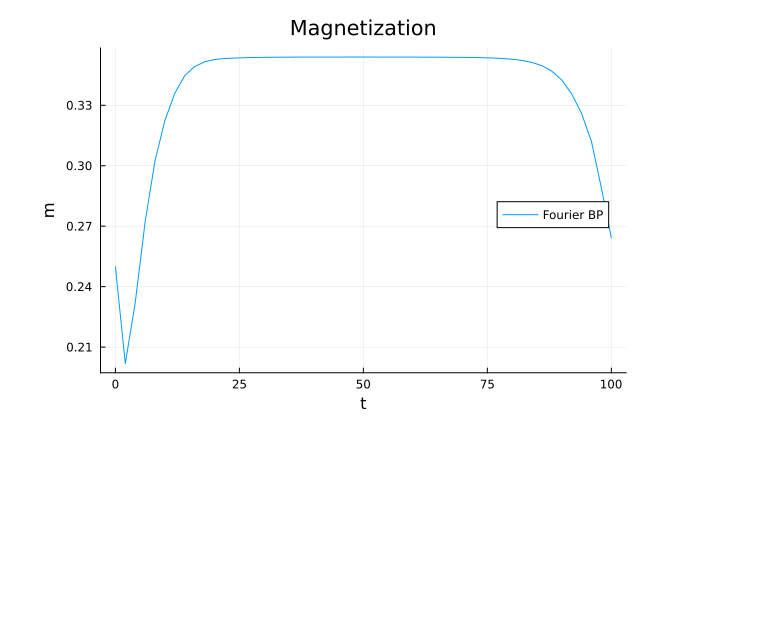
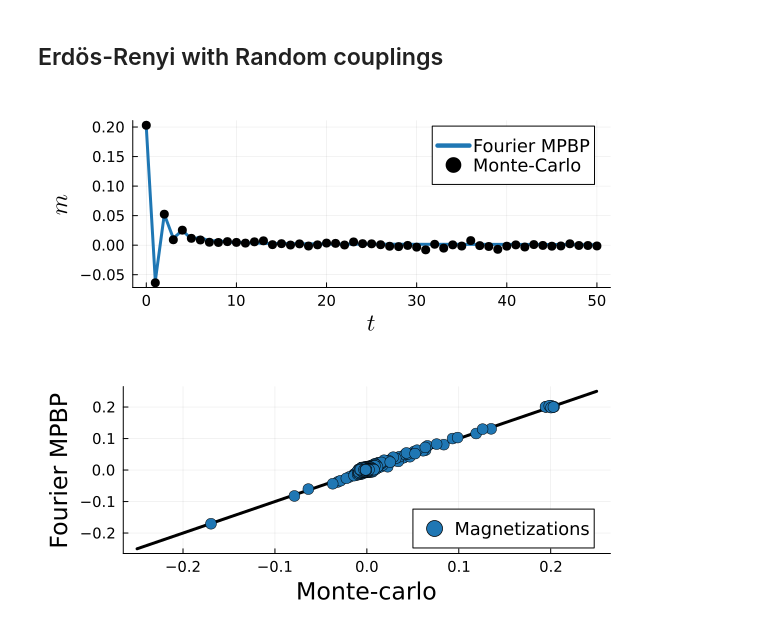
Before and after one commit to FedericoFlorio/MatrixProductBP.jl, a Jupyter notebook: results/read.ipynb, the cells around one changed output. Drawn from its saved outputs; the diff is of its cells as text; code cells hidden in the pictures; blank space fills up the shorter version.

```diff
--- a/results/read.ipynb
+++ b/results/read.ipynb
@@ -2,0 +24,7 @@ using JLD2, Plots
+# %%
+using JLD2, Plots, Statistics, LaTeXStrings
+blue = palette(:tab10)[1]
+orange = palette(:tab10)[2]
+green = palette(:tab10)[3]
+red = palette(:tab10)[4]
+;
@@ -3,14 +126,53 @@ using JLD2, Plots
+# %% [markdown]
+## Erdös-Renyi with Random couplings
+# %%
+D = load("./random_coupling_er10.jld2")
+m_fourier = D["m_fourier"]
+m_mc = D["m_mc"]
+σ_mc = D["σ_mc"]
+;
 # %%
-D = load("random_coupling_er10_magnetization.jld2")
-# m = D["m"]
-m_fourier = D["m_fourier"]
-
-i = 5
-# y = m[i]
+i = 10
+y_mc = m_mc[i]
 y_fourier = m_fourier[i]
 
-T = length(y_fourier)
-plot(0:2:T, y_fourier[1:2:end], label="Fourier BP", xlabel="t", ylabel="m", title="Magnetization", legend=:right)
-# plot!(0:2:T, y[1:2:end], label="BP")
+T = length(y_fourier) - 1
+plrand = plot(xlabel=L"t", ylabel=L"m", legend=:topright, margin=5Plots.mm,
+            xlabelfontsize=16,
+            ylabelfontsize=16,
+            legendfontsize=12,
+            tickfontsize=10,
+            size=(600,250))
+
+plot!(plrand, 0:T, y_fourier[1:end], color=blue, lw=3, label="Fourier MPBP")
+plot!(plrand, 0:T, y_mc[1:end], c=:black, st=:scatter, marker=:dot, markersize=5, label="Monte-Carlo")
+
+# cap_length = 0.7
+# line_width = 2
+
+# plot!(plrand, [NaN], [NaN], color=:black, lw=line_width, label="Monte-Carlo", seriestype=:path, ribbon=1)
+
+# for t in 0:T
+#     y_lower = y_mc[t+1] - σ_mc[i][t+1]
+#     y_upper = y_mc[t+1] + σ_mc[i][t+1]
+#     plot!(plrand, [t, t], [y_lower, y_upper], color=:black, label="", lw=line_width)
+#     plot!(plrand, [t - cap_length/2, t + cap_length/2], [y_upper, y_upper], color=:black, lw=line_width, label="")
+#     plot!(plrand, [t - cap_length/2, t + cap_length/2], [y_lower, y_lower], color=:black, lw=line_width, label="")
+# end
+# display(plrand)
 # %% [output]
-[figure, old version]
+[figure, new version]
+# %%
+y_fourier_sc = reduce(vcat, y for y in m_fourier)
+y_mc_sc = reduce(vcat, y for y in m_mc)
+pl2rand = plot(xlabel="Monte-carlo", ylabel="Fourier MPBP", legend=:bottomright, margin=5Plots.mm,
+            xlabelfontsize=16,
+            ylabelfontsize=16,
+            legendfontsize=12,
+            tickfontsize=10,
+            size=(600,250))
+
+plot!(pl2rand, -0.25:0.1:0.25, -0.25:0.1:0.25, label="", c=:black, lw=3)
+plot!(pl2rand, y_mc_sc, y_fourier_sc, st=:scatter, markersize=6, color=blue, markerstrokecolor=:black, label="Magnetizations")
+# %% [output]
+[figure, added]
```
Also changed, not shown: parts of 16 cells of this notebook, 44 other files.
